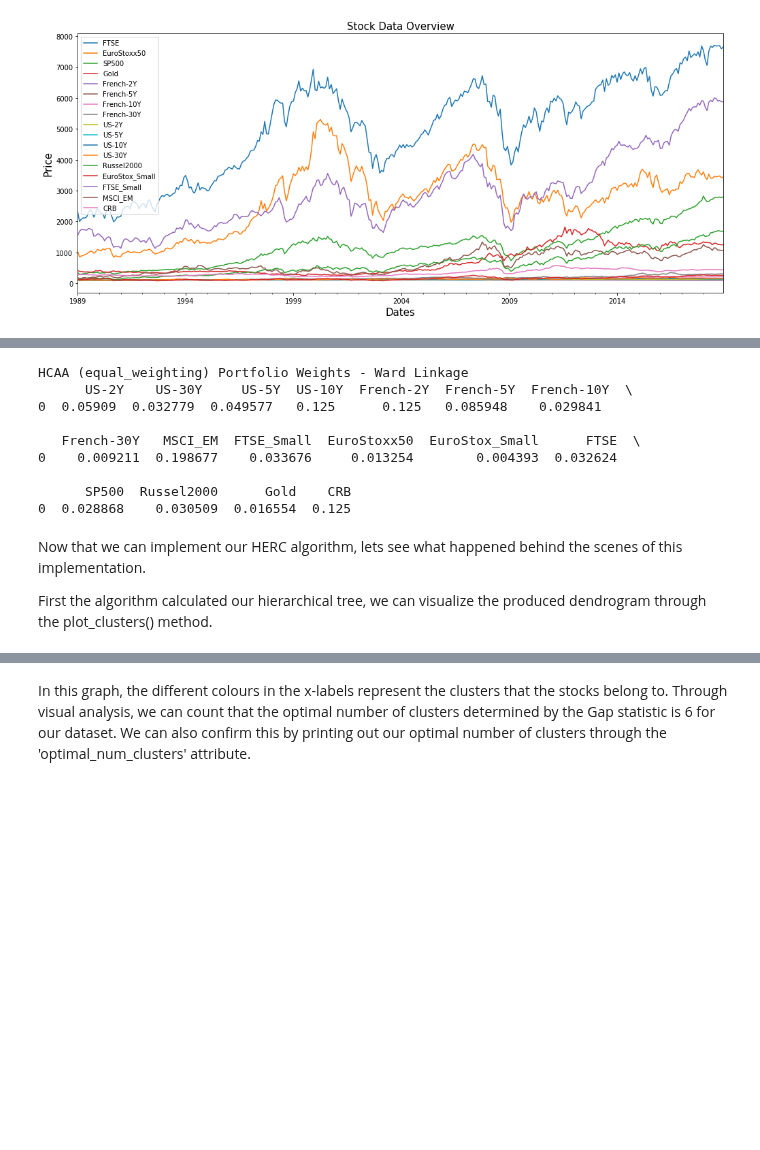
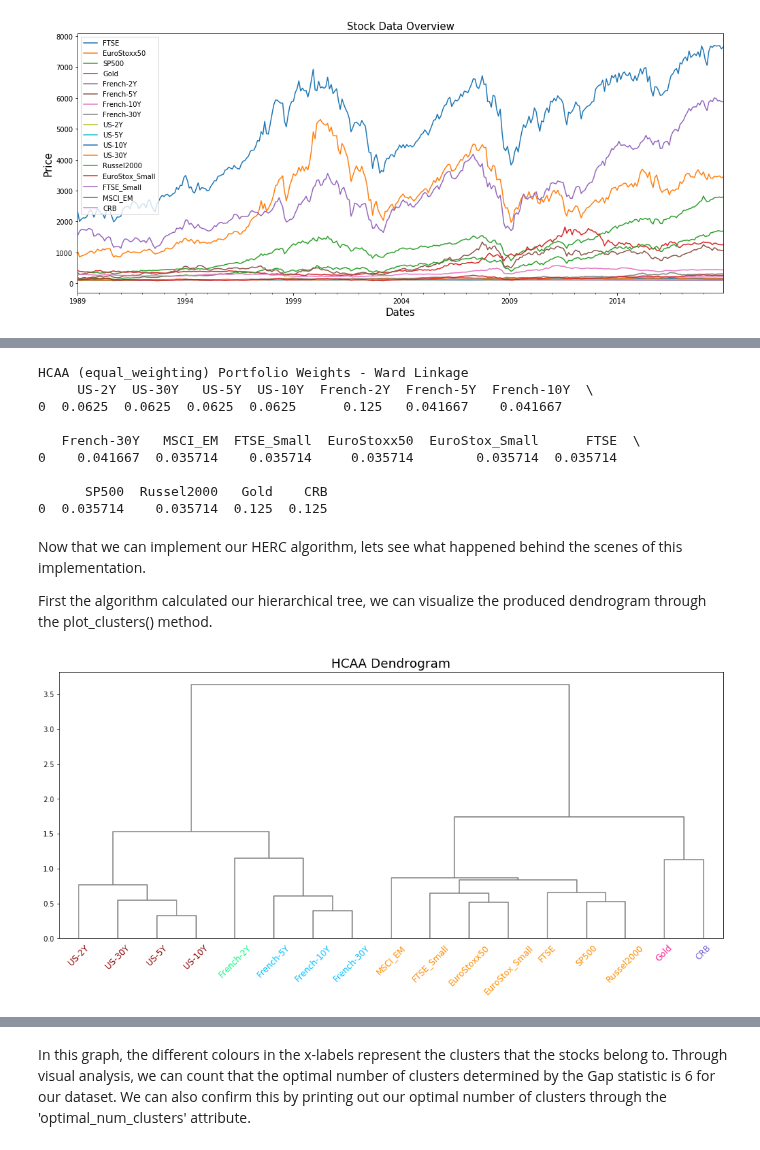
Before and after one commit to tzw101/research, a Jupyter notebook: HCAA Blog Post/HCAA Blog Post.ipynb, the cells around one changed output, grey strips where cells are left out. Drawn from its saved outputs; the diff is of its cells as text; code cells hidden in the pictures; blank space fills up the shorter version.

Commit message:
Changes made to HCAA blog post
Blog post was rerun and reworded according to new HCAA PR

```diff
--- a/HCAA Blog Post/HCAA Blog Post.ipynb
+++ b/HCAA Blog Post/HCAA Blog Post.ipynb
@@ -138,27 +137,29 @@ For simplicity, we will only be working with the three required parameters and a
 hcaa = HierarchicalClusteringAssetAllocation()
 hcaa.allocate(asset_names=stock_prices.columns,
               asset_prices=stock_prices,
-              allocation_metric='equal_weighting',
+              risk_measure='equal_weighting',
               linkage='ward')
 
 print("HCAA (equal_weighting) Portfolio Weights - Ward Linkage \n", hcaa.weights)
 # %% [output]
 HCAA (equal_weighting) Portfolio Weights - Ward Linkage
-      US-2Y    US-30Y     US-5Y  US-10Y  French-2Y  French-5Y  French-10Y  \
-0  0.05909  0.032779  0.049577   0.125      0.125   0.085948    0.029841
+     US-2Y  US-30Y   US-5Y  US-10Y  French-2Y  French-5Y  French-10Y  \
+0  0.0625  0.0625  0.0625  0.0625      0.125   0.041667    0.041667
 
    French-30Y   MSCI_EM  FTSE_Small  EuroStoxx50  EuroStox_Small      FTSE  \
-0    0.009211  0.198677    0.033676     0.013254        0.004393  0.032624
+0    0.041667  0.035714    0.035714     0.035714        0.035714  0.035714
 
-      SP500  Russel2000      Gold    CRB
-0  0.028868    0.030509  0.016554  0.125
+      SP500  Russel2000   Gold    CRB
+0  0.035714    0.035714  0.125  0.125
 # %% [markdown]
 Now that we can implement our HERC algorithm, lets see what happened behind the scenes of this implementation.
 
 First the algorithm calculated our hierarchical tree, we can visualize the produced dendrogram through the plot_clusters() method.
 # %%
 plt.figure(figsize=(17,7))
-hcaa.plot_clusters(stock_prices.columns)
+hcaa.plot_clusters(assets=stock_prices.columns)
 plt.title('HCAA Dendrogram', size=18)
 plt.xticks(rotation=45)
 plt.show()
+# %% [output]
+[figure, added]
```
Also changed, not shown: parts of 12 cells of this notebook.
